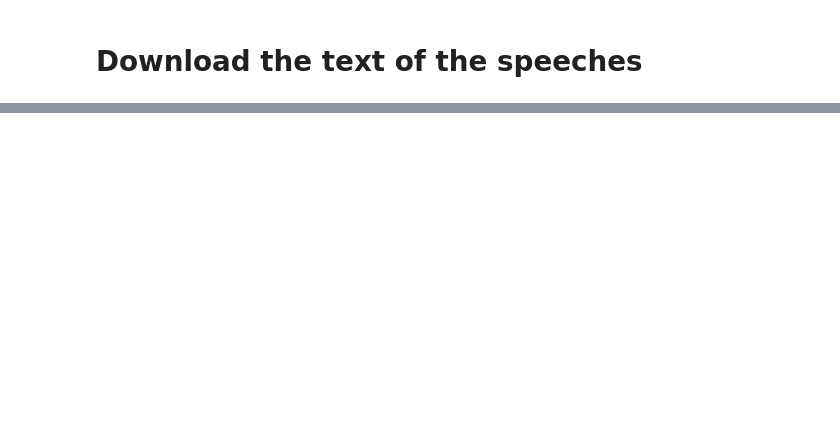
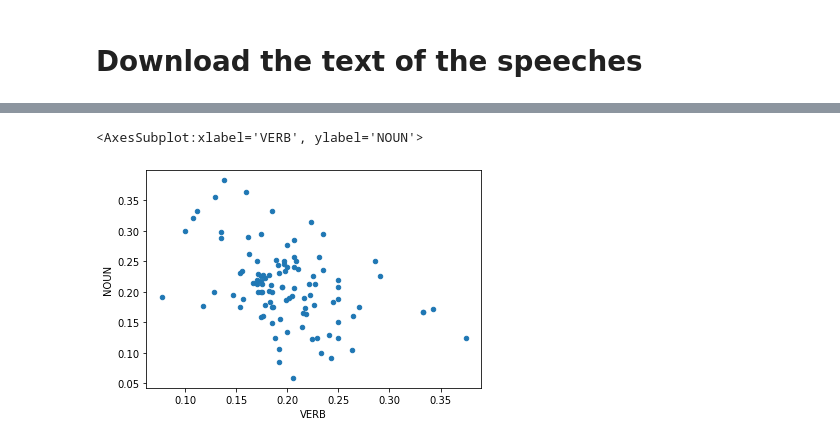
Before and after one commit to cwf2/dices-examples, a Jupyter notebook: Ex_05 - POS Tagging.ipynb, the cells around one changed output, grey strips where cells are left out. Saved outputs shown, nothing was run; the diff lists cells and outputs as text; code cells hidden in the pictures; blank space fills up the shorter version.

Commit message:
totally rework example 5

```diff
--- a/Ex_05 - POS Tagging.ipynb
+++ b/Ex_05 - POS Tagging.ipynb
@@ -70,0 +131,3 @@ AttributeError: 'NoneType' object has no attribute 'lower'
+# %%
+pos_tags = pd.DataFrame(
+    [Counter([w.upos for w in s.cltk_doc]) for s in speeches if s.cltk_doc is not None])
@@ -70,0 +154,3 @@ AttributeError: 'NoneType' object has no attribute 'lower'
+# %%
+pos_tags[pd.isna(pos_tags)] = 0
+pos_tags = pos_tags.astype(int)
@@ -70,0 +179,3 @@ AttributeError: 'NoneType' object has no attribute 'lower'
+# %%
+totals = pos_tags.sum(axis='columns')
+totals
@@ -70,0 +197,2 @@ AttributeError: 'NoneType' object has no attribute 'lower'
+# %%
+pos_freq = pos_tags.apply(lambda col: col/totals, axis='rows')
@@ -70,0 +219,5 @@ AttributeError: 'NoneType' object has no attribute 'lower'
+# %%
+pos_freq.loc[:,['VERB', 'NOUN']].plot.scatter(x='VERB', y='NOUN')
+# %% [output]
+<AxesSubplot:xlabel='VERB', ylabel='NOUN'>
+[figure, added]
```
Also changed, not shown: parts of 41 cells of this notebook.
